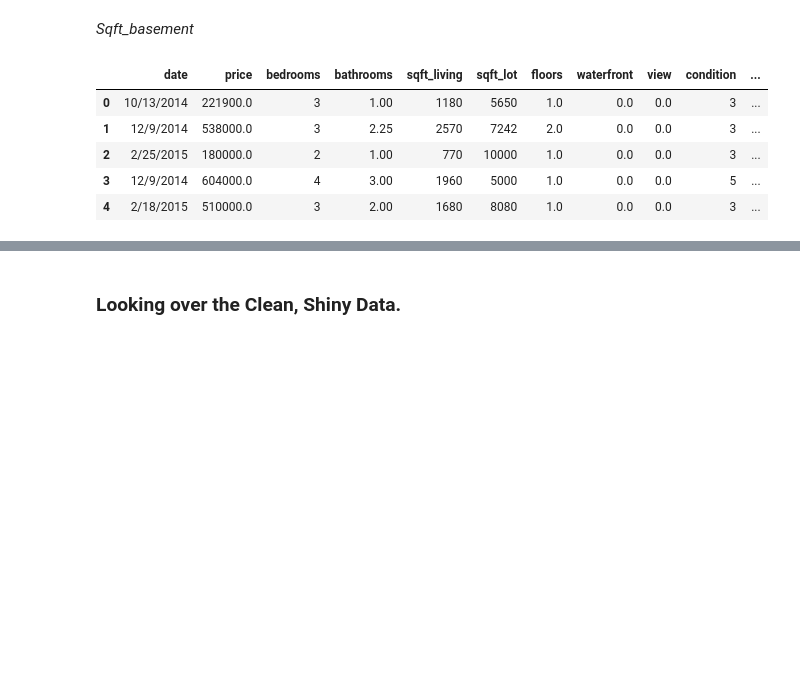
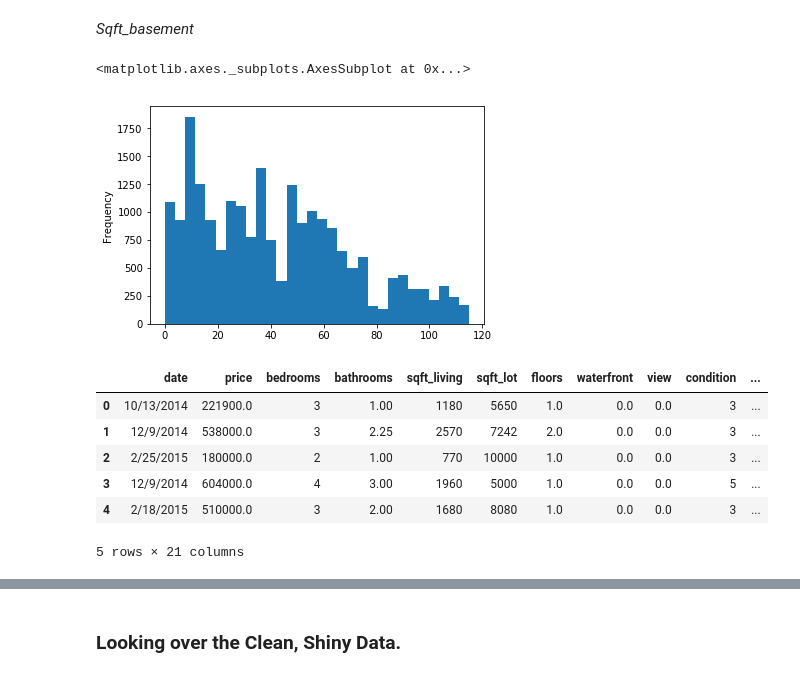
Before and after one commit to Cheffrey2000/Real-Estate-Price_Prediction, a Jupyter notebook: Jeffrey Hinkle KC Housing Data Analysis.ipynb, the cells around one changed output, grey strips where cells are left out. Drawn from its saved outputs; the diff is of its cells as text; code cells hidden in the pictures; blank space fills up the shorter version.

Commit message:
Added visualizations

```diff
--- a/Jeffrey Hinkle KC Housing Data Analysis.ipynb
+++ b/Jeffrey Hinkle KC Housing Data Analysis.ipynb
@@ -156,11 +156,14 @@ df.sqft_basement.replace(to_replace='?', value='0', inplace=True)
 df.sqft_basement = df.sqft_basement.convert_objects(convert_numeric=True)
 # %%
 df['yr_renovated'] = df.yr_renovated.fillna(value = 0)
-for index, row in df.iterrows():
-    if row['yr_renovated'] > 0:
-        continue
-    else:
-        row['yr_renovated'] = row['yr_built']
+df.yr_renovated = df.yr_renovated.replace(to_replace=0, value=df.yr_built)
+# %%
+df['ren_period'] = 2015-df.yr_renovated
+# %%
+df.ren_period.plot(kind='hist', bins=30)
+# %% [output]
+<matplotlib.axes._subplots.AxesSubplot at 0x...>
+[figure, added]
 # %%
 df.head()
 # %% [output]
@@ -170,5 +173,6 @@ df.head()
 | 2 | 2/25/2015 | 180000.0 | 2 | 1.00 | 770 | 10000 | 1.0 | 0.0 | 0.0 | 3 | ... |
 | 3 | 12/9/2014 | 604000.0 | 4 | 3.00 | 1960 | 5000 | 1.0 | 0.0 | 0.0 | 5 | ... |
 | 4 | 2/18/2015 | 510000.0 | 3 | 2.00 | 1680 | 8080 | 1.0 | 0.0 | 0.0 | 3 | ... |
+5 rows × 21 columns
 # %%
 # converting to datetime for analysis
```
Also changed, not shown: parts of 42 cells of this notebook, 1 other file.
